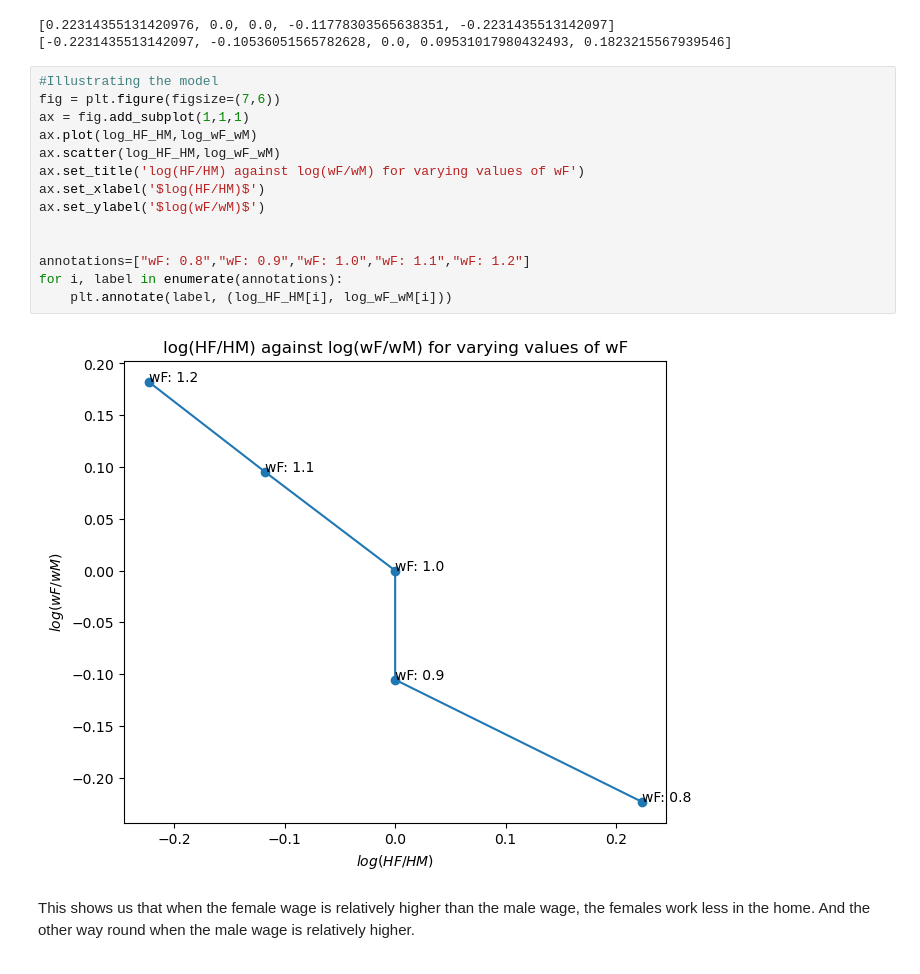
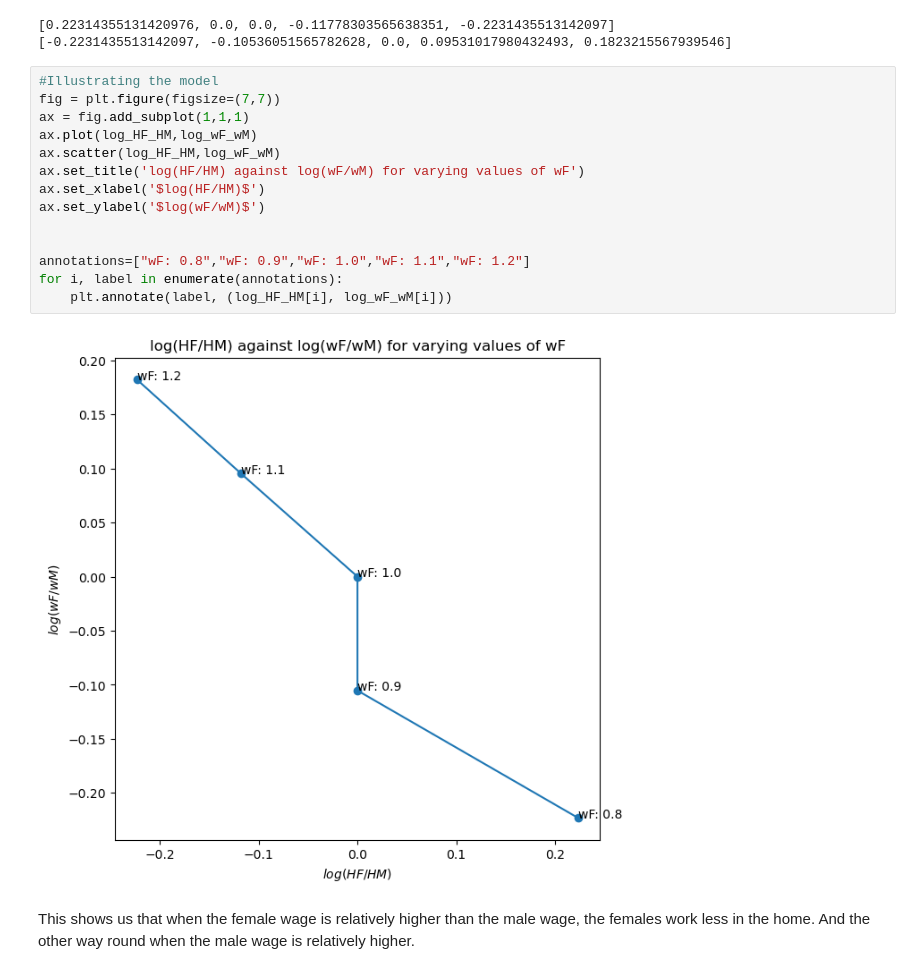
Before and after one commit to NumEconCopenhagen/projects-2023-ctrl-alt-elite, a Jupyter notebook: inauguralproject/inauguralproject.ipynb, the cells around one changed output. Saved outputs shown, nothing was run; the diff lists cells and outputs as text.

Commit message:
figsize

```diff
--- a/inauguralproject/inauguralproject.ipynb
+++ b/inauguralproject/inauguralproject.ipynb
@@ -136,20 +139,20 @@ print(log_wF_wM)
 [-0.2231435513142097, -0.10536051565782628, 0.0, 0.09531017980432493, 0.1823215567939546]
 # %%
 #Illustrating the model
-fig = plt.figure(figsize=(7,6))
+fig = plt.figure(figsize=(7,7))
 ax = fig.add_subplot(1,1,1)
 ax.plot(log_HF_HM,log_wF_wM)
 ax.scatter(log_HF_HM,log_wF_wM)
 ax.set_title('log(HF/HM) against log(wF/wM) for varying values of wF')
 ax.set_xlabel('$log(HF/HM)$')
 ax.set_ylabel('$log(wF/wM)$')
 
 
 annotations=["wF: 0.8","wF: 0.9","wF: 1.0","wF: 1.1","wF: 1.2"]
 for i, label in enumerate(annotations):
     plt.annotate(label, (log_HF_HM[i], log_wF_wM[i]))
 # %% [output]
-[figure, old version]
+[figure, new version]
 # %% [markdown]
 This shows us that when the female wage is relatively higher than the male wage, the females work less in the home. And the other way round when the male wage is relatively higher.
 # %% [markdown]
```
Also changed, not shown: parts of 2 cells of this notebook.
